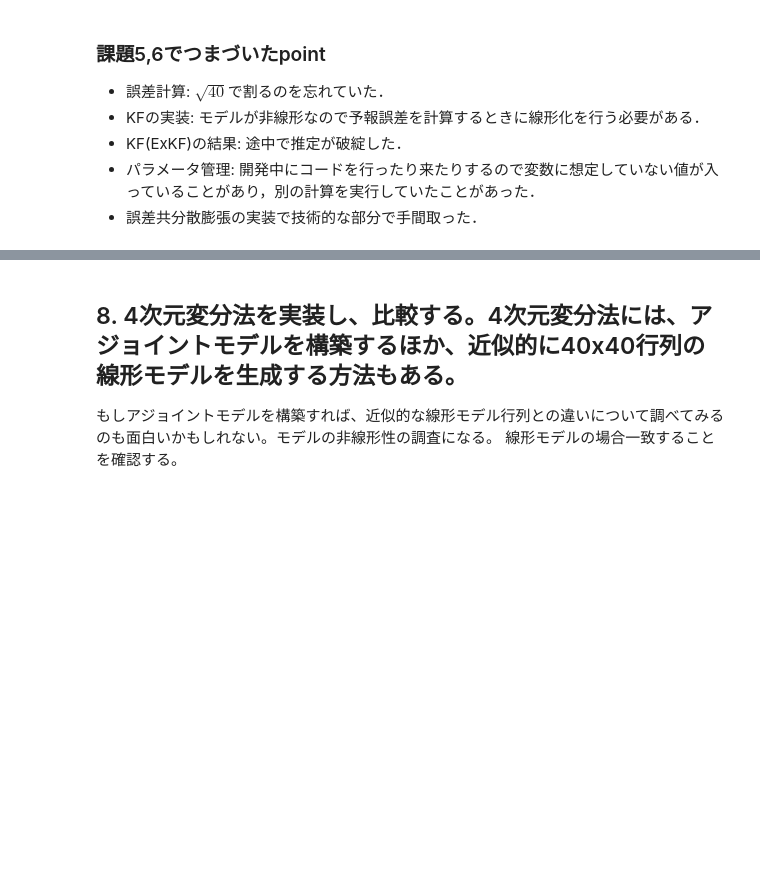
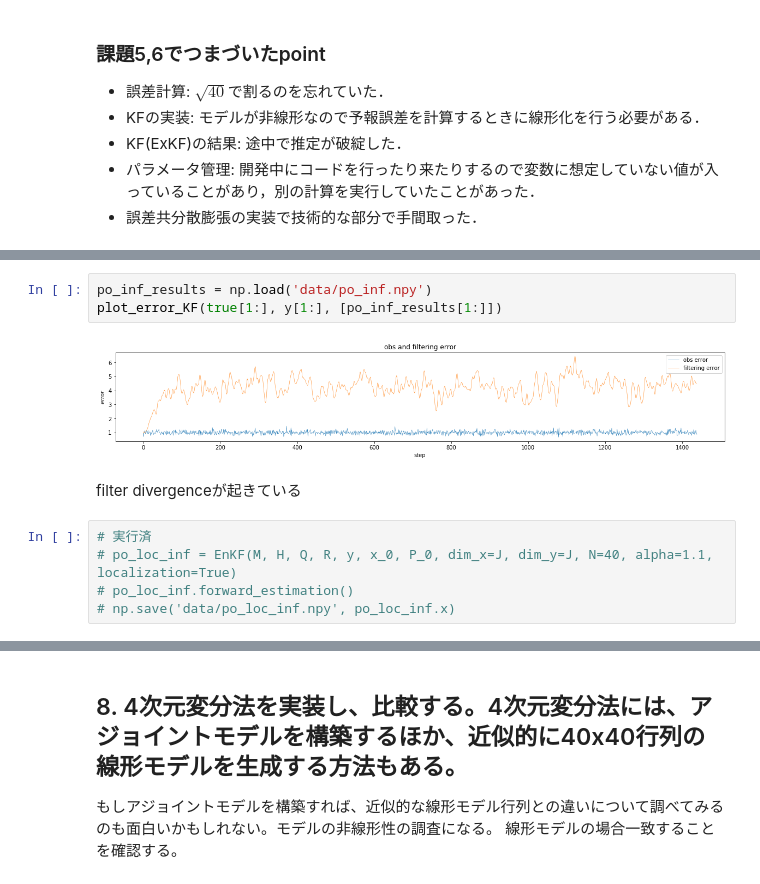
Before and after one commit to KotaTakeda/rccs_online_school, a Jupyter notebook: work.ipynb, the cells around one changed output, grey strips where cells are left out. Drawn from its saved outputs; the diff is of its cells as text; blank space fills up the shorter version.

```diff
--- a/work.ipynb
+++ b/work.ipynb
@@ -1105,0 +1029,12 @@ plot_error_KF(true[1:], y[1:], [po.x[1:]])
+# %%
+po_inf_results = np.load('data/po_inf.npy')
+plot_error_KF(true[1:], y[1:], [po_inf_results[1:]])
+# %% [output]
+[figure, added]
+# %% [markdown]
+filter divergenceが起きている
+# %%
+# 実行済
+# po_loc_inf = EnKF(M, H, Q, R, y, x_0, P_0, dim_x=J, dim_y=J, N=40, alpha=1.1, localization=True)
+# po_loc_inf.forward_estimation()
+# np.save('data/po_loc_inf.npy', po_loc_inf.x)
```
Also changed, not shown: parts of 22 cells of this notebook, 6 other files.
